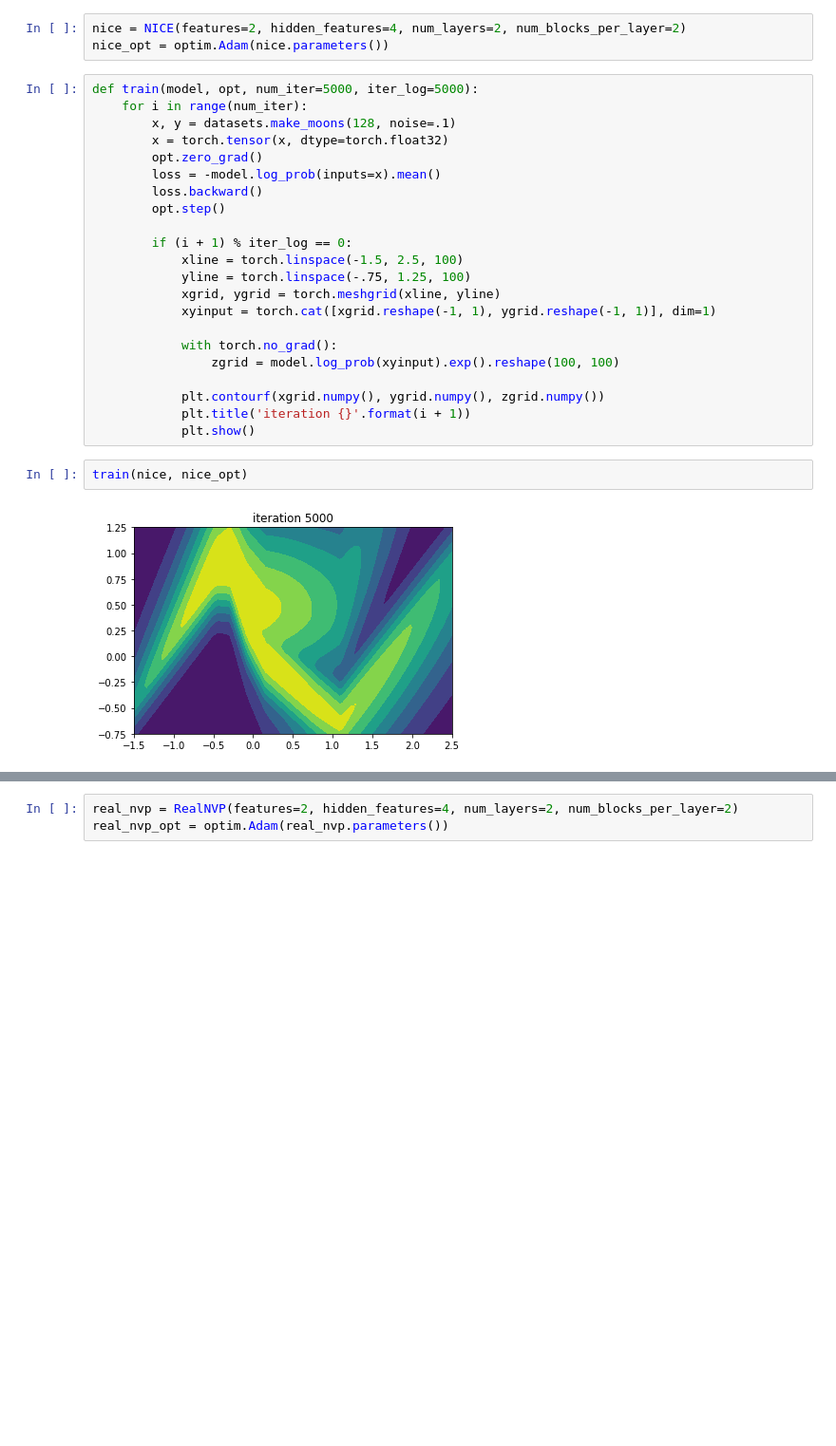
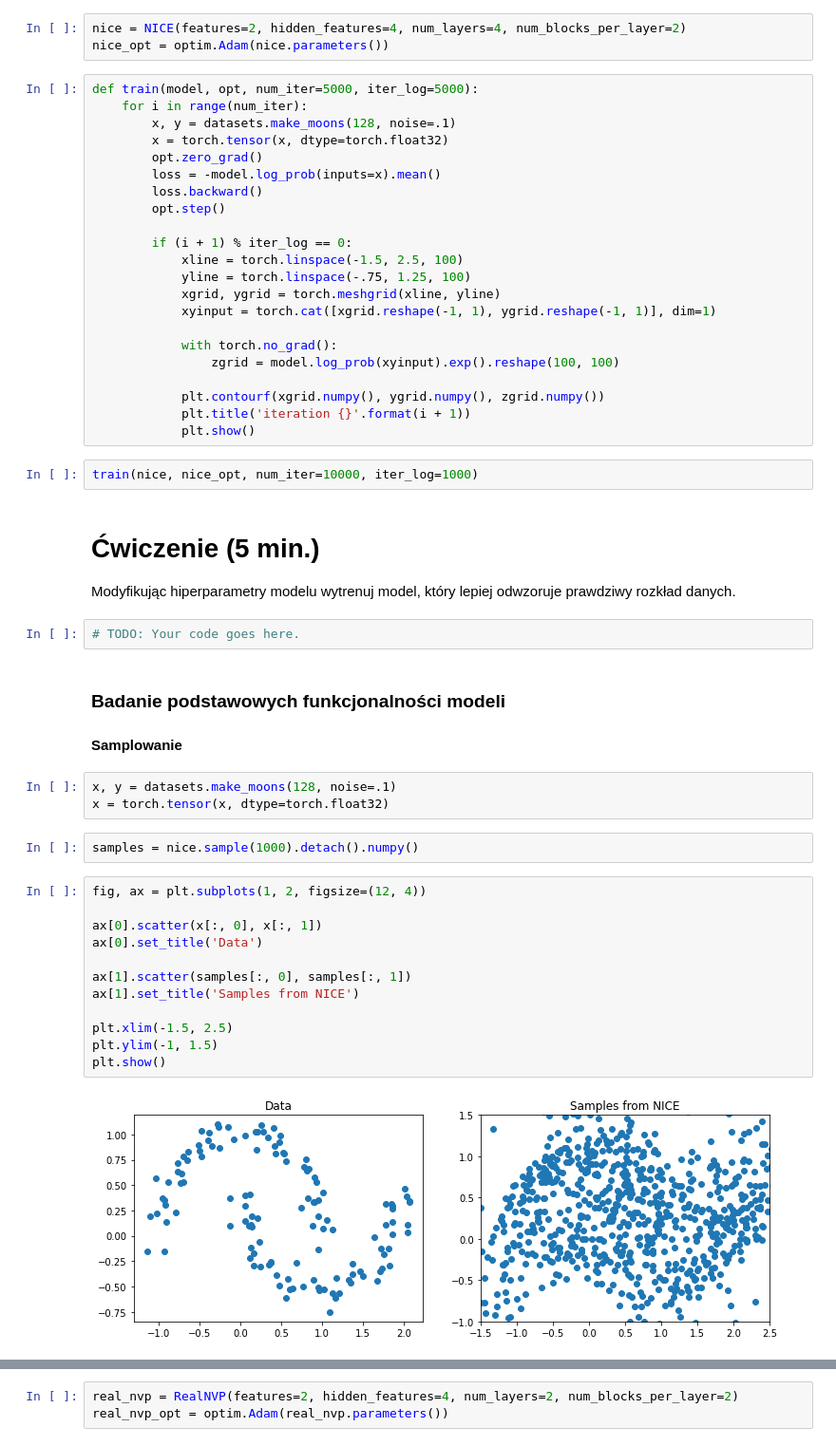
Before and after one commit to pfilo8/Conditional-object-generation-using-pre-trained-models-and-plug-in-networks, a Jupyter notebook: Workshop.ipynb, the cells around one changed output, grey strips where cells are left out. Shown at 95% size. Cells and saved outputs as stored; diff of their text form; blank space fills up the shorter version.

```diff
--- a/Workshop.ipynb
+++ b/Workshop.ipynb
@@ -130,5 +152,5 @@ class NICE(Flow):
 # %%
-nice = NICE(features=2, hidden_features=4, num_layers=2, num_blocks_per_layer=2)
+nice = NICE(features=2, hidden_features=4, num_layers=4, num_blocks_per_layer=2)
 nice_opt = optim.Adam(nice.parameters())
 # %%
 def train(model, opt, num_iter=5000, iter_log=5000):
@@ -153,7 +175,33 @@ def train(model, opt, num_iter=5000, iter_log=5000):
             plt.title('iteration {}'.format(i + 1))
             plt.show()
 # %%
-train(nice, nice_opt)
+train(nice, nice_opt, num_iter=10000, iter_log=1000)
-# %% [output]
-[figure, removed]
+# %% [markdown]
+# Ćwiczenie (5 min.)
+
+Modyfikując hiperparametry modelu wytrenuj model, który lepiej odwzoruje prawdziwy rozkład danych.
+# %%
+# TODO: Your code goes here.
+# %% [markdown]
+### Badanie podstawowych funkcjonalności modeli
+#### Samplowanie
+# %%
+x, y = datasets.make_moons(128, noise=.1)
+x = torch.tensor(x, dtype=torch.float32)
+# %%
+samples = nice.sample(1000).detach().numpy()
+# %%
+fig, ax = plt.subplots(1, 2, figsize=(12, 4))
+
+ax[0].scatter(x[:, 0], x[:, 1])
+ax[0].set_title('Data')
+
+ax[1].scatter(samples[:, 0], samples[:, 1])
+ax[1].set_title('Samples from NICE')
+
+plt.xlim(-1.5, 2.5)
+plt.ylim(-1, 1.5)
+plt.show()
+# %% [output]
+[figure, added]
 # %% [markdown]
```
Also changed, not shown: parts of 42 cells of this notebook, 1 other file.
